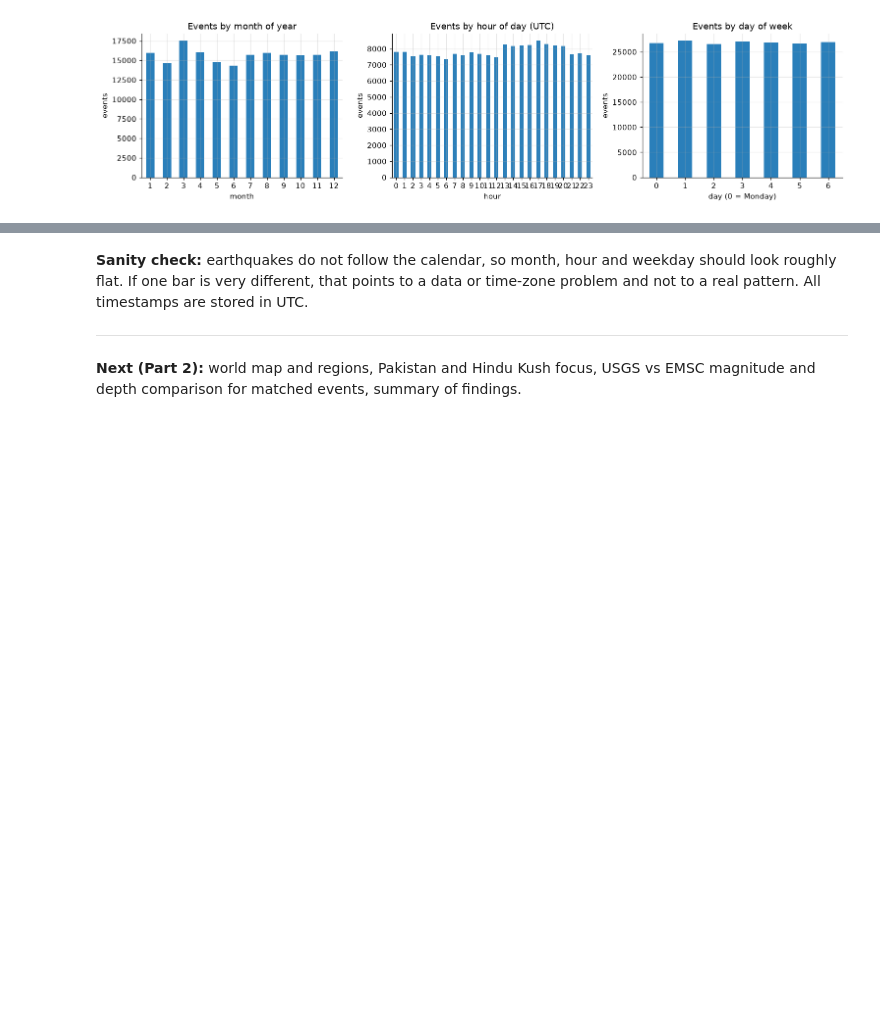
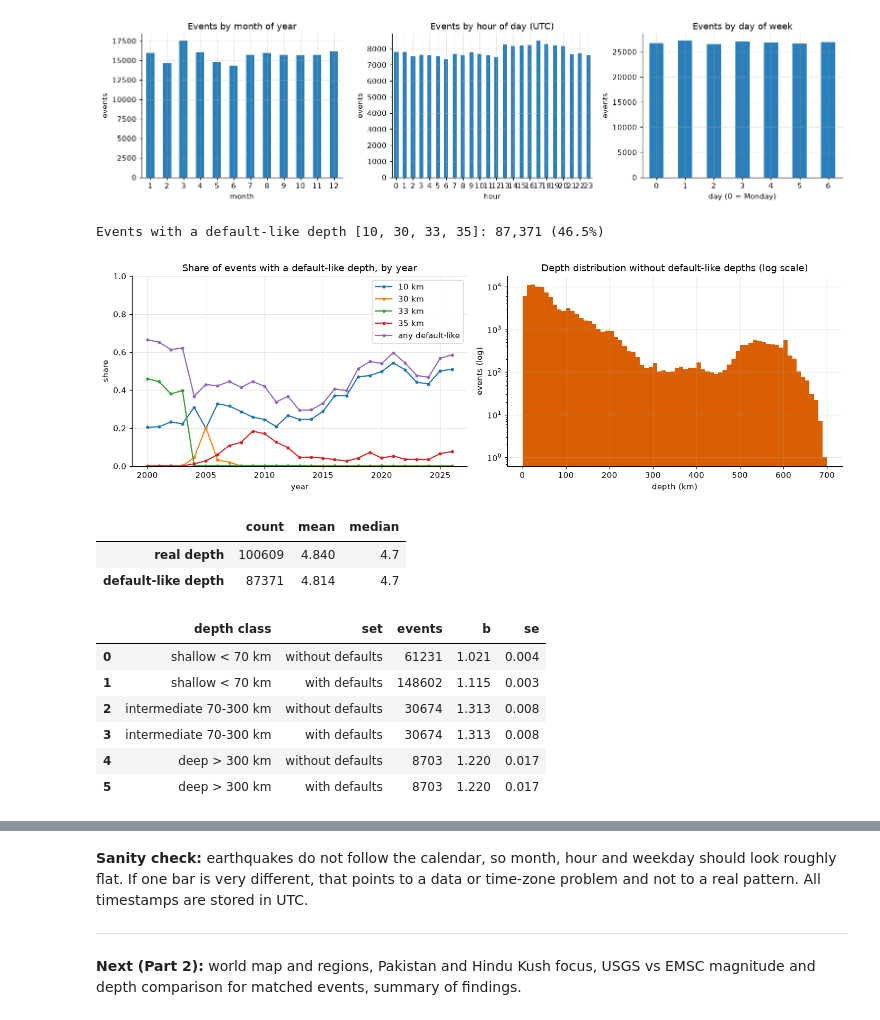
Before and after one commit to asadsaleem200411-blip/tremorlens, a Jupyter notebook: eda/tremorlens_eda_part1.ipynb, the cells around one changed output, grey strips where cells are left out. Saved outputs shown, nothing was run; the diff lists cells and outputs as text; code cells hidden in the pictures; blank space fills up the shorter version.

```diff
--- a/eda/tremorlens_eda_part1.ipynb
+++ b/eda/tremorlens_eda_part1.ipynb
@@ -383,3 +383,54 @@ for a_ in ax:
 save("05_seasonality_sanity")
 # %% [output]
 [figure]
+# %%
+# 3b. Data-driven list of default-like depths (values that are far more common than their neighbours)
+DEFAULT_DEPTHS = [10, 30, 33, 35]
+usgs["depth_is_default_any"] = usgs["depth_km"].isin(DEFAULT_DEPTHS)
+print(f"Events with a default-like depth {DEFAULT_DEPTHS}: "
+      f"{usgs['depth_is_default_any'].sum():,} ({usgs['depth_is_default_any'].mean():.1%})")
+
+# 1) share per year, per default value, and 2) depth histogram without them
+share = pd.DataFrame({f"{d} km": (usgs["depth_km"] == d).groupby(usgs["year"]).mean() for d in DEFAULT_DEPTHS})
+share["any default-like"] = usgs["depth_is_default_any"].groupby(usgs["year"]).mean()
+
+fig, ax = plt.subplots(1, 2, figsize=(13, 4.2))
+share.plot(ax=ax[0], marker="o", ms=3)
+ax[0].set_title("Share of events with a default-like depth, by year")
+ax[0].set_xlabel("year"); ax[0].set_ylabel("share"); ax[0].set_ylim(0, 1)
+
+real = usgs.loc[~usgs["depth_is_default_any"] & (usgs["depth_km"] >= 0), "depth_km"].dropna()
+ax[1].hist(real, bins=np.arange(0, 701, 10), color="#d95f02")
+ax[1].set_yscale("log")
+ax[1].set_title("Depth distribution without default-like depths (log scale)")
+ax[1].set_xlabel("depth (km)"); ax[1].set_ylabel("events (log)")
+save("03_default_depths")
+
+# 3) are default-depth events smaller than the rest?
+mm = usgs.groupby("depth_is_default_any")["magnitude"].agg(["count", "mean", "median"]).round(3)
+mm.index = ["real depth" if not i else "default-like depth" for i in mm.index]
+display(mm)
+
+# 4) b-value by depth class, with and without the default-like depths
+rows = []
+for label, lo, hi in [("shallow < 70 km", -10, 70), ("intermediate 70-300 km", 70, 300), ("deep > 300 km", 300, 800)]:
+    in_class = (usgs["depth_km"] >= lo) & (usgs["depth_km"] < hi)
+    for tag, mask in [("without defaults", in_class & ~usgs["depth_is_default_any"]), ("with defaults", in_class)]:
+        m = usgs.loc[mask, "magnitude"].dropna()
+        m = m[m >= MC - 1e-9]
+        b_, se_, n_ = b_value(m)
+        rows.append({"depth class": label, "set": tag, "events": n_, "b": round(b_, 3), "se": round(se_, 3)})
+display(pd.DataFrame(rows))
+# %% [output]
+Events with a default-like depth [10, 30, 33, 35]: 87,371 (46.5%)
+[figure, added]
+|  | count | mean | median |
+| real depth | 100609 | 4.840 | 4.7 |
+| default-like depth | 87371 | 4.814 | 4.7 |
+|  | depth class | set | events | b | se |
+| 0 | shallow < 70 km | without defaults | 61231 | 1.021 | 0.004 |
+| 1 | shallow < 70 km | with defaults | 148602 | 1.115 | 0.003 |
+| 2 | intermediate 70-300 km | without defaults | 30674 | 1.313 | 0.008 |
+| 3 | intermediate 70-300 km | with defaults | 30674 | 1.313 | 0.008 |
+| 4 | deep > 300 km | without defaults | 8703 | 1.220 | 0.017 |
+| 5 | deep > 300 km | with defaults | 8703 | 1.220 | 0.017 |
```
Also changed, not shown: parts of 3 cells of this notebook, 8 other files.
